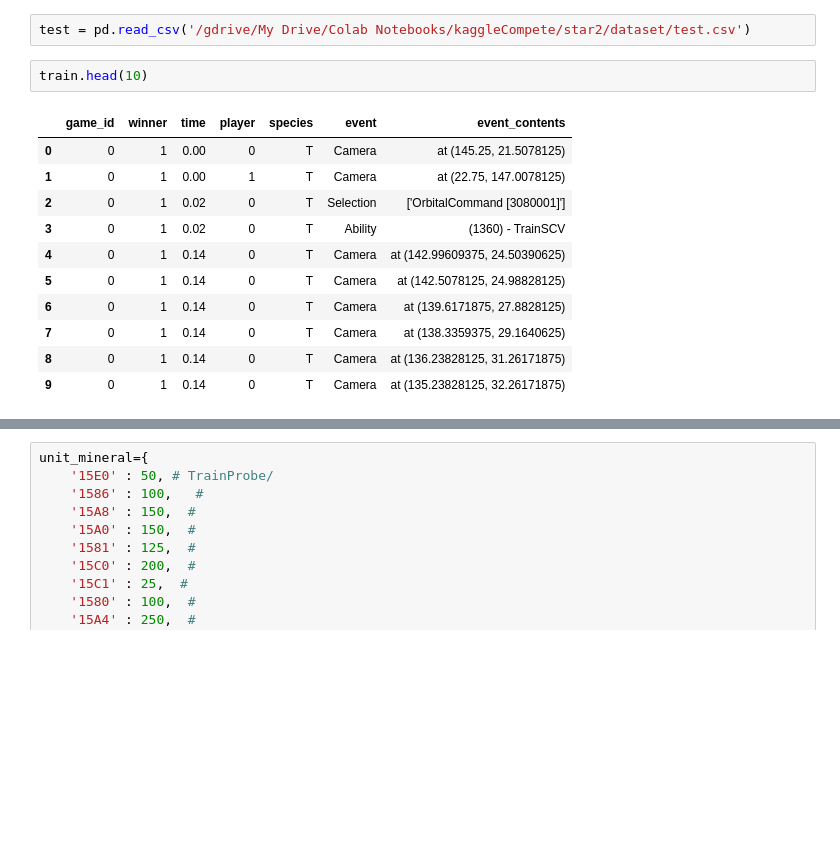
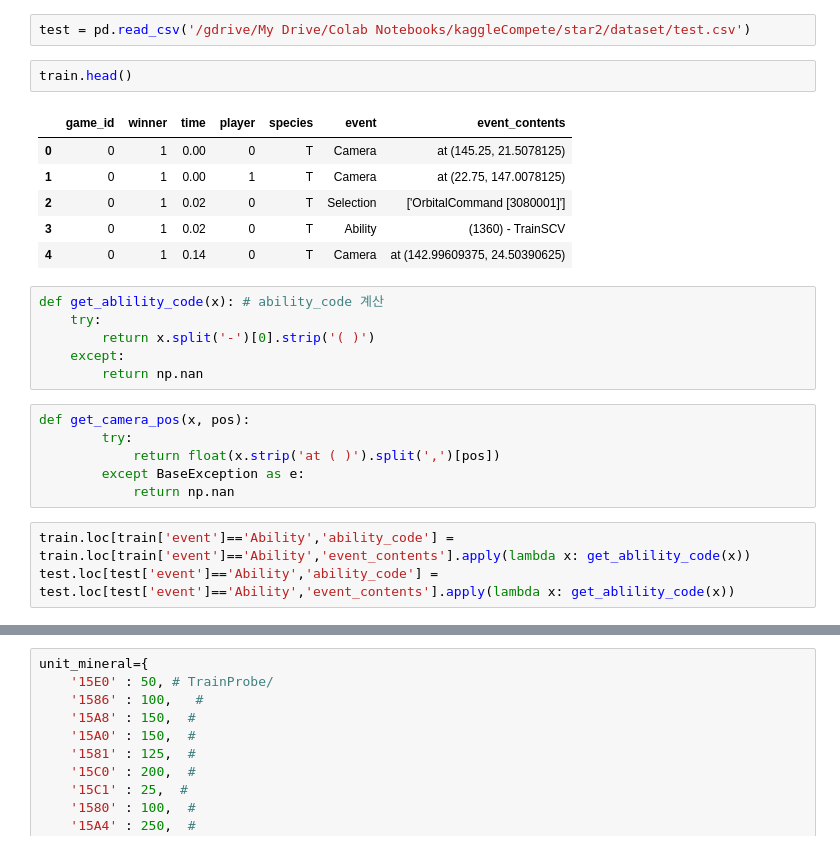
Before and after one commit to Jiho-korea/Starcraft2MatchPredictionAlgorithm, a Jupyter notebook: master.ipynb, the cells around one changed output, grey strips where cells are left out. Saved outputs shown, nothing was run; the diff lists cells and outputs as text; blank space fills up the shorter version.

Commit message:
Camera position 추가 (AUC: 0.75491)

```diff
--- a/master.ipynb
+++ b/master.ipynb
@@ -68,16 +59,26 @@ train = pd.read_csv('/gdrive/My Drive/Colab Notebooks/kaggleCompete/star2/datase
 # %%
 test = pd.read_csv('/gdrive/My Drive/Colab Notebooks/kaggleCompete/star2/dataset/test.csv')
 # %%
-train.head(10)
+train.head()
 # %% [output]
 |  | game_id | winner | time | player | species | event | event_contents |
 | 0 | 0 | 1 | 0.00 | 0 | T | Camera | at (145.25, 21.5078125) |
 | 1 | 0 | 1 | 0.00 | 1 | T | Camera | at (22.75, 147.0078125) |
 | 2 | 0 | 1 | 0.02 | 0 | T | Selection | ['OrbitalCommand [3080001]'] |
 | 3 | 0 | 1 | 0.02 | 0 | T | Ability | (1360) - TrainSCV |
 | 4 | 0 | 1 | 0.14 | 0 | T | Camera | at (142.99609375, 24.50390625) |
-| 5 | 0 | 1 | 0.14 | 0 | T | Camera | at (142.5078125, 24.98828125) |
-| 6 | 0 | 1 | 0.14 | 0 | T | Camera | at (139.6171875, 27.8828125) |
-| 7 | 0 | 1 | 0.14 | 0 | T | Camera | at (138.3359375, 29.1640625) |
-| 8 | 0 | 1 | 0.14 | 0 | T | Camera | at (136.23828125, 31.26171875) |
-| 9 | 0 | 1 | 0.14 | 0 | T | Camera | at (135.23828125, 32.26171875) |
+# %%
+def get_ablility_code(x): # ability_code 계산
+    try:
+        return x.split('-')[0].strip('( )')
+    except:
+        return np.nan
+# %%
+def get_camera_pos(x, pos):
+        try:
+            return float(x.strip('at ( )').split(',')[pos])
+        except BaseException as e:
+            return np.nan
+# %%
+train.loc[train['event']=='Ability','ability_code'] = train.loc[train['event']=='Ability','event_contents'].apply(lambda x: get_ablility_code(x))
+test.loc[test['event']=='Ability','ability_code'] = test.loc[test['event']=='Ability','event_contents'].apply(lambda x: get_ablility_code(x))
```
Also changed, not shown: parts of 33 cells of this notebook.
